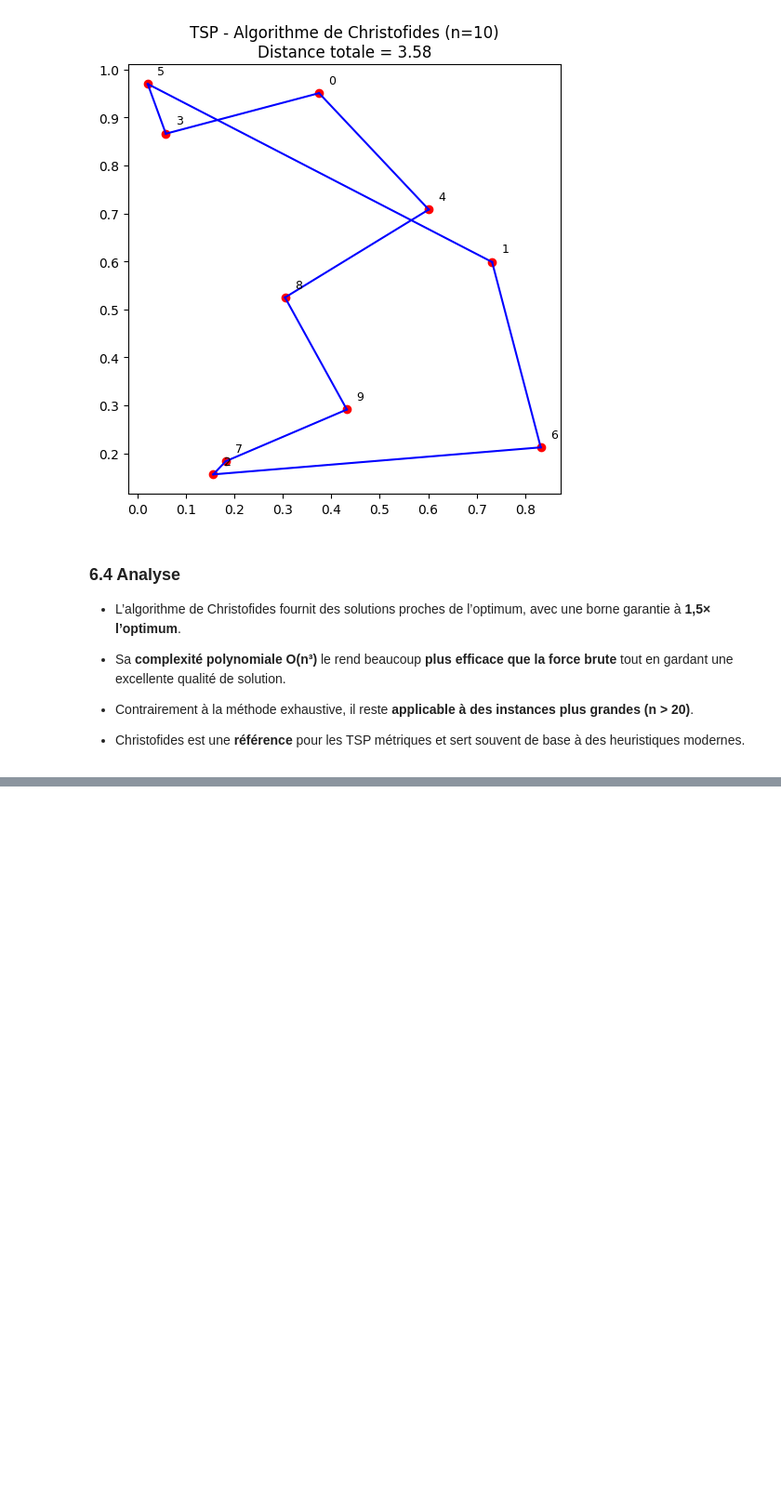
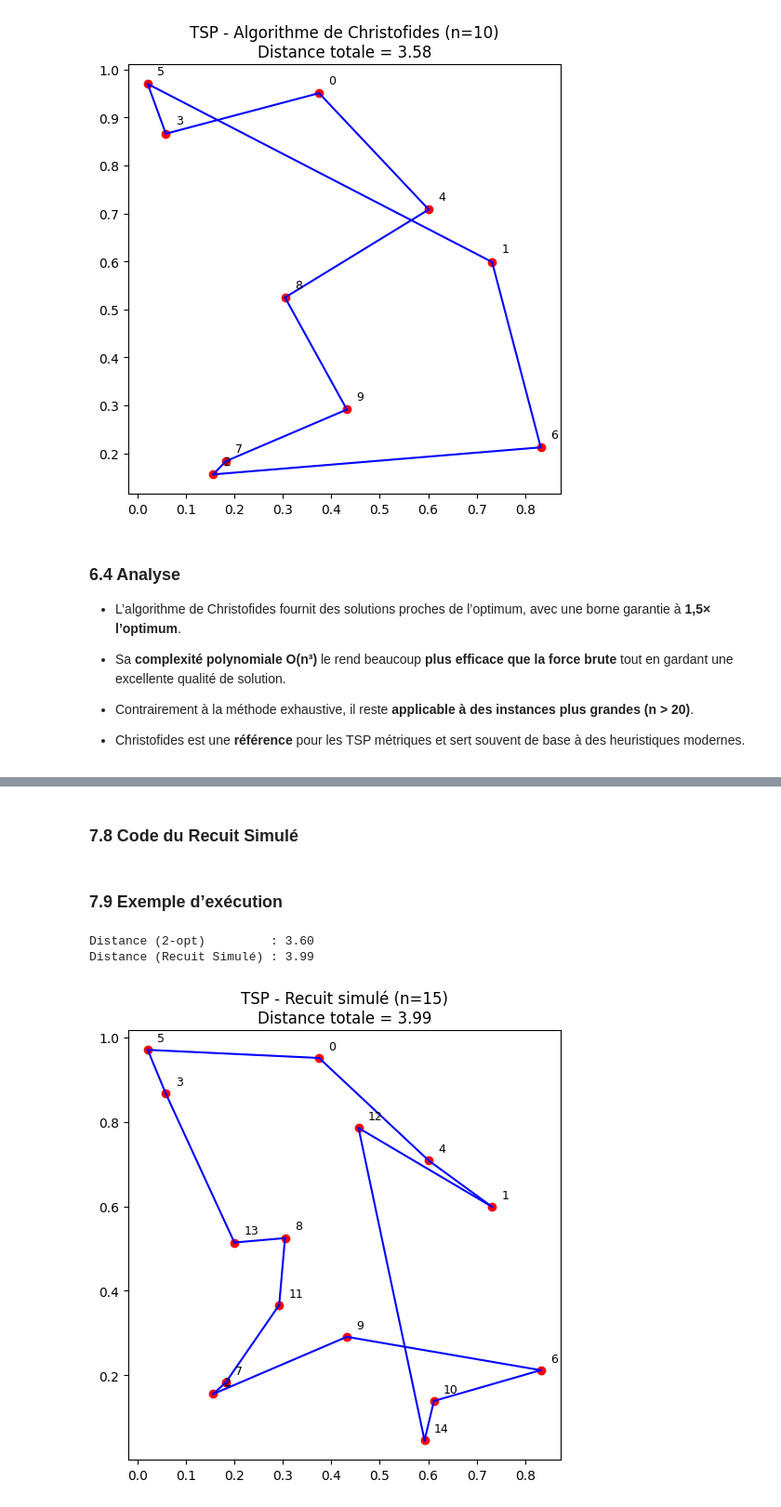
Before and after one commit to waaarz/Projet-IT4A, a Jupyter notebook: Projet-Complexité-A2025 (3).ipynb, the cells around one changed output, grey strips where cells are left out. Shown at 93% size. Drawn from its saved outputs; the diff is of its cells as text; code cells hidden in the pictures; blank space fills up the shorter version.

```diff
--- a/Projet-Complexité-A2025 (3).ipynb
+++ b/Projet-Complexité-A2025 (3).ipynb
@@ -475,0 +650,2 @@ Chemin : [0, 4, 8, 9, 7, 2, 6, 1, 5, 3, 0]
+# %% [markdown]
+### 7.8 Code du Recuit Simulé
@@ -475,0 +692,30 @@ Chemin : [0, 4, 8, 9, 7, 2, 6, 1, 5, 3, 0]
+# %% [markdown]
+### 7.9 Exemple d’exécution
+# %%
+# Génération d’une instance
+distances, coords = generate_tsp_instance(15, seed=42)
+
+# Exécution 2-opt
+chemin_2opt, dist_2opt = tsp_2opt(distances, iterations=3000)
+
+# Exécution Recuit Simulé
+chemin_recuit, dist_recuit = tsp_recuit_simule(distances, T_init=100, alpha=0.995, iterations=5000)
+
+print(f"Distance (2-opt)         : {dist_2opt:.2f}")
+print(f"Distance (Recuit Simulé) : {dist_recuit:.2f}")
+
+# Visualisation du meilleur chemin
+plt.figure(figsize=(6,6))
+for i in range(len(chemin_recuit)-1):
+    x1, y1 = coords[chemin_recuit[i]]
+    x2, y2 = coords[chemin_recuit[i+1]]
+    plt.plot([x1, x2], [y1, y2], 'b-')
+for i, (x, y) in enumerate(coords):
+    plt.scatter(x, y, c='r')
+    plt.text(x+0.02, y+0.02, str(i), fontsize=9)
+plt.title(f"TSP - Recuit simulé (n={len(coords)})\nDistance totale = {dist_recuit:.2f}")
+plt.show()
+# %% [output]
+Distance (2-opt)         : 3.60
+Distance (Recuit Simulé) : 3.99
+[figure, added]
```
Also changed, not shown: parts of 13 cells of this notebook.
